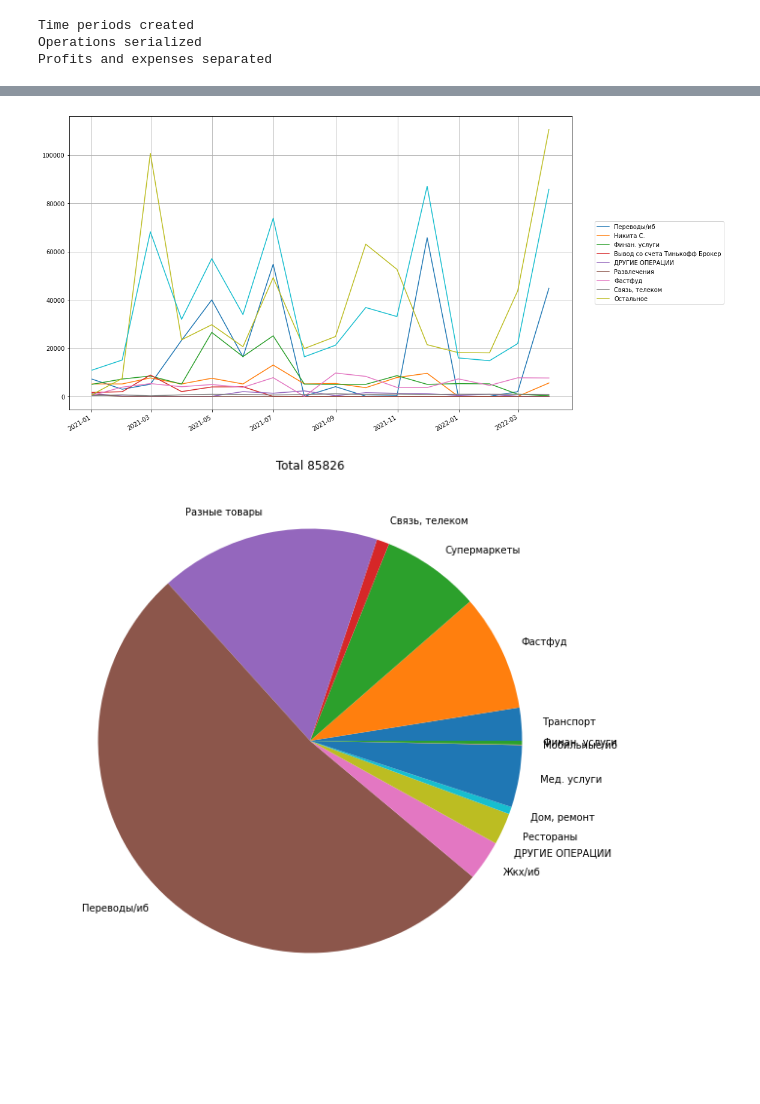
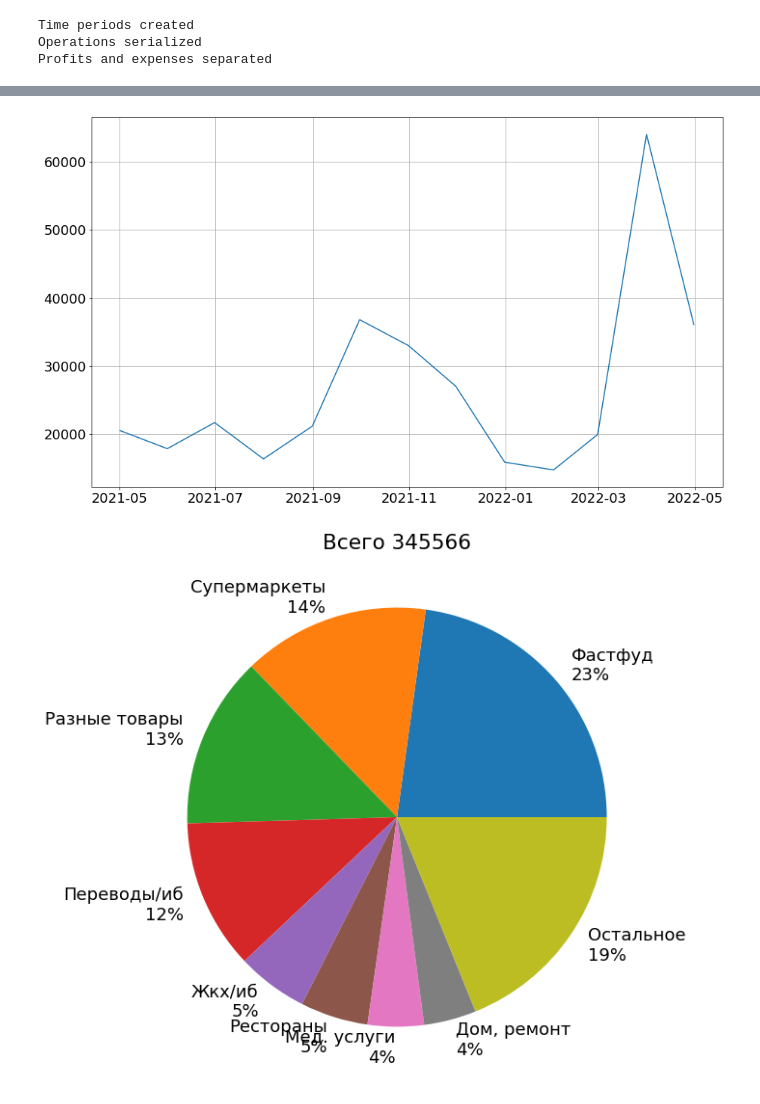
Before and after one commit to SaraFarron/finance_visualizer, a Jupyter notebook: dashboard.ipynb, the cells around one changed output, grey strips where cells are left out. Cells and saved outputs as stored; diff of their text form; code cells hidden in the pictures; blank space fills up the shorter version.

```diff
--- a/dashboard.ipynb
+++ b/dashboard.ipynb
@@ -1,8 +1,10 @@
 # %%
-from main import main, expenses_pie, income_pie, expenses_plot, income_profit_plot
+import matplotlib
+from main import main, pie, expenses_plot, income_profit_plot, categorised_expenses_plot
 
-start = '01.01.2021 11:02:07'  # default 01.01.2017 00:00:00
-end = '01.05.2022 05:59:23'
+matplotlib.rcParams.update({'font.size': 18})
+start = '01.05.2021 11:02:07'  # default 01.01.2017 00:00:00
+end = '01.06.2022 05:59:23'
 data = main(start, end, limit=50000)
 # %% [output]
 Time periods created
@@ -11,9 +17,9 @@ Profits and expenses separated
 # %%
-expenses_plot(data['x'], data['categories'], data['expenses'])
+expenses_plot(data['x'], data['expenses'])
 # %% [output]
-[figure, old version]
+[figure, new version]
 # %%
-expenses_pie(data['pie_expenses'])
+pie(data['pie_expenses'])
 # %% [output]
-[figure, old version]
+[figure, new version]
 # %%
```
Also changed, not shown: parts of 3 cells of this notebook, 2 other files.
